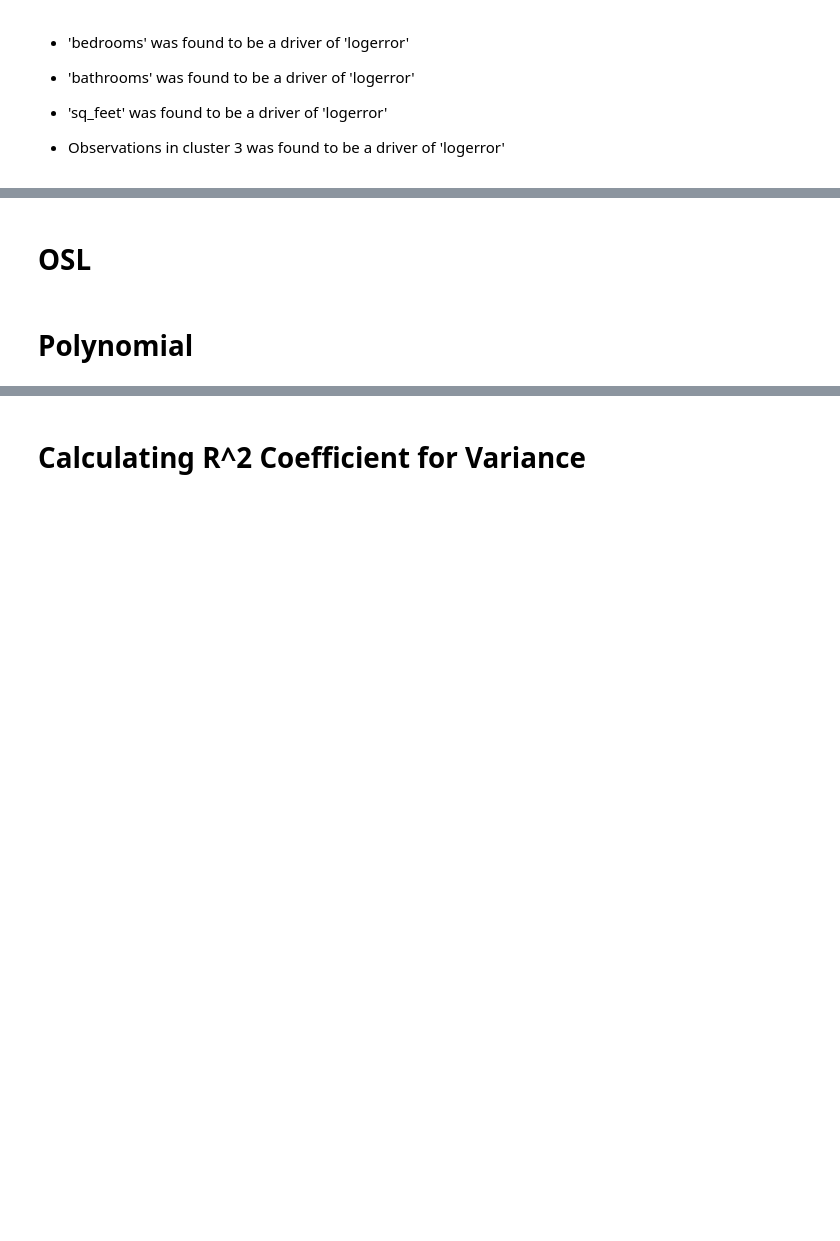
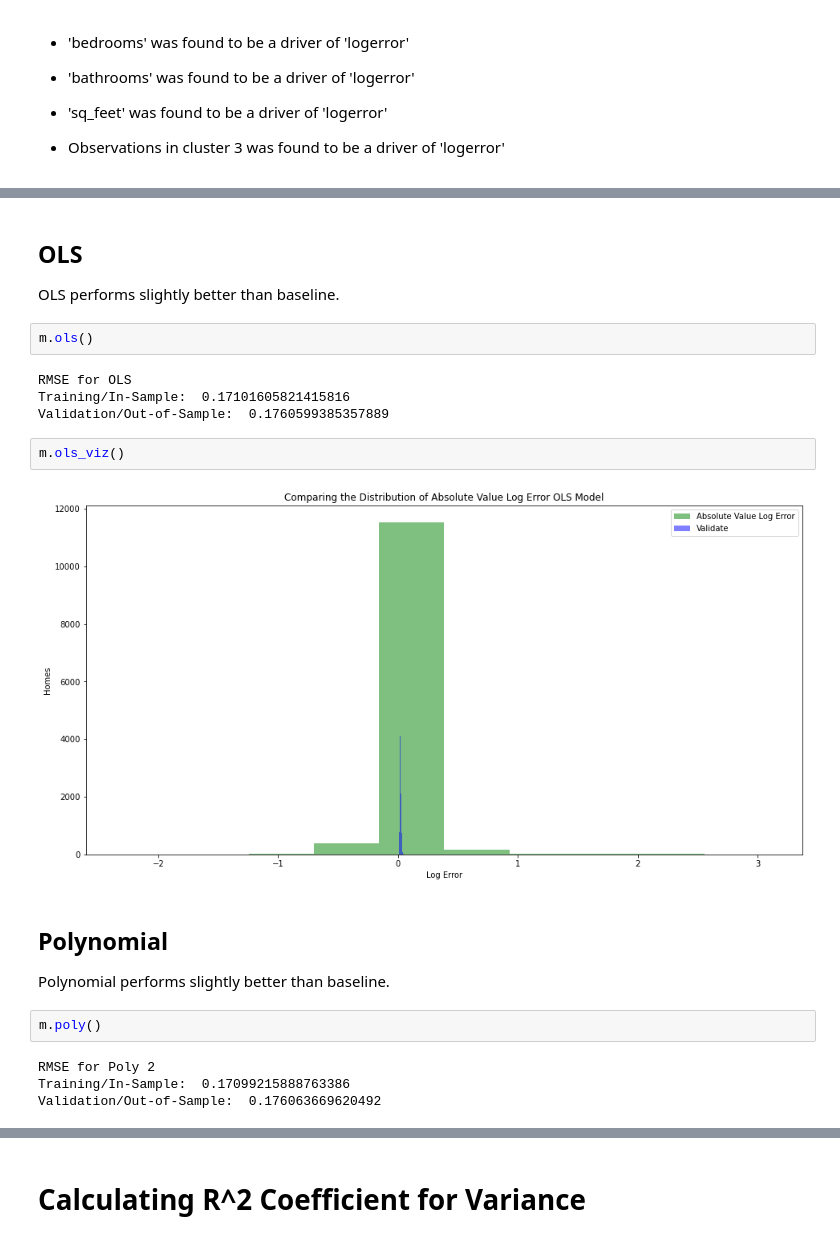
Before and after one commit to Michael-Mesa-Rae-Downen/project-3-clustering, a Jupyter notebook: final_report.ipynb, the cells around one changed output, grey strips where cells are left out. Saved outputs shown, nothing was run; the diff lists cells and outputs as text; blank space fills up the shorter version.

```diff
--- a/final_report.ipynb
+++ b/final_report.ipynb
@@ -268,4 +289,22 @@ p     = 0.0341
 # %% [markdown]
-# OSL
+## OLS
+OLS performs slightly better than baseline.
+# %%
+m.ols()
+# %% [output]
+RMSE for OLS
+Training/In-Sample:  0.17101605821415816
+Validation/Out-of-Sample:  0.1760599385357889
+# %%
+m.ols_viz()
+# %% [output]
+[figure, added]
 # %% [markdown]
-# Polynomial
+## Polynomial
+Polynomial performs slightly better than baseline.
+# %%
+m.poly()
+# %% [output]
+RMSE for Poly 2
+Training/In-Sample:  0.17099215888763386
+Validation/Out-of-Sample:  0.176063669620492
```
Also changed, not shown: parts of 27 cells of this notebook, 2 other files.
